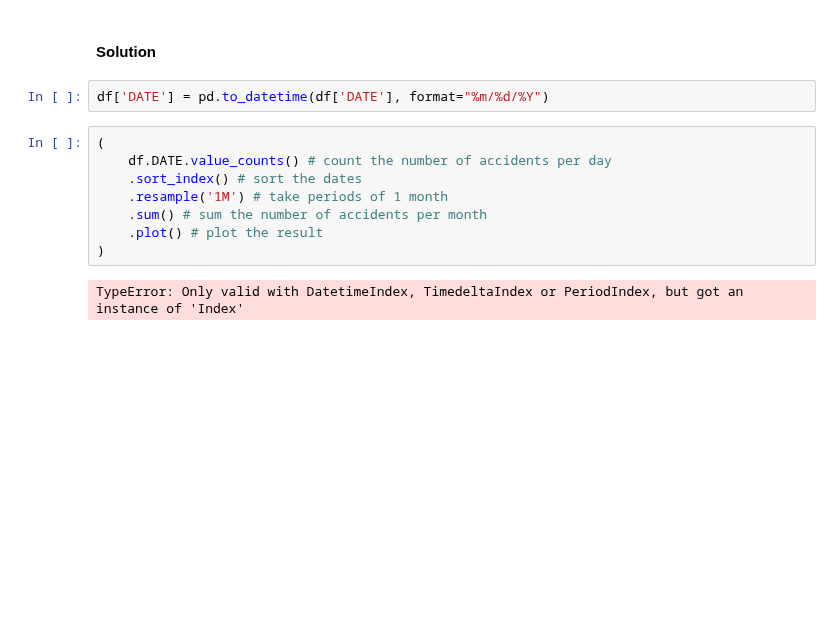
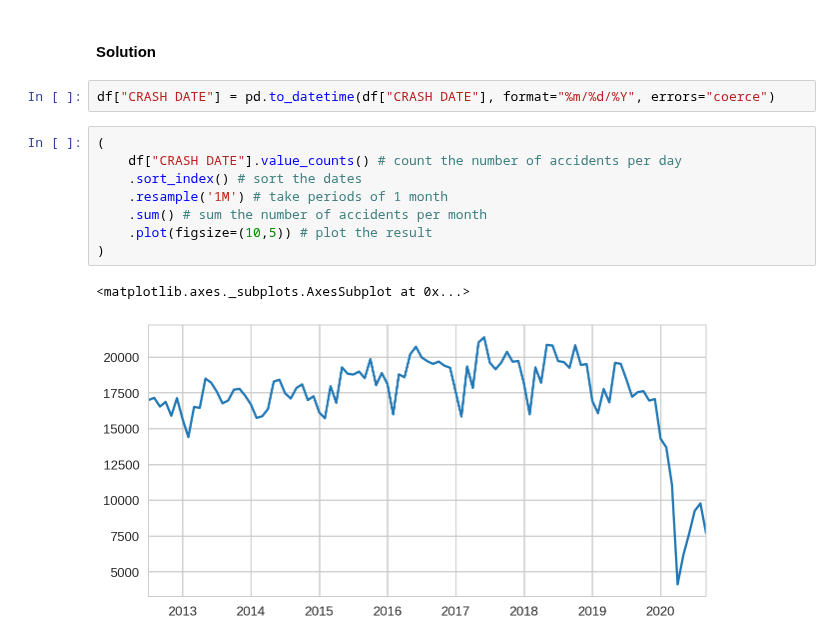
Before and after one commit to ipeirotis/dealing_with_data, a Jupyter notebook: 03-Pandas/A2-Introduction_to_Pandas-NYPD_Vehicle_Collisions.ipynb, the cells around one changed output. Saved outputs shown, nothing was run; the diff lists cells and outputs as text; blank space fills up the shorter version.

```diff
--- a/03-Pandas/A2-Introduction_to_Pandas-NYPD_Vehicle_Collisions.ipynb
+++ b/03-Pandas/A2-Introduction_to_Pandas-NYPD_Vehicle_Collisions.ipynb
@@ -174,14 +219,15 @@ Plot the number of accidents per day. (Hint: Ensure that your date column is in
 # %% [markdown]
 #### Solution
 # %%
-df['DATE'] = pd.to_datetime(df['DATE'], format="%m/%d/%Y")
+df["CRASH DATE"] = pd.to_datetime(df["CRASH DATE"], format="%m/%d/%Y", errors="coerce")
 # %%
 (
-    df.DATE.value_counts() # count the number of accidents per day
+    df["CRASH DATE"].value_counts() # count the number of accidents per day
     .sort_index() # sort the dates
     .resample('1M') # take periods of 1 month
     .sum() # sum the number of accidents per month
-    .plot() # plot the result
+    .plot(figsize=(10,5)) # plot the result
 )
 # %% [output]
-TypeError: Only valid with DatetimeIndex, TimedeltaIndex or PeriodIndex, but got an instance of 'Index'
+<matplotlib.axes._subplots.AxesSubplot at 0x...>
+[figure, added]
```
Also changed, not shown: parts of 10 cells of this notebook.
